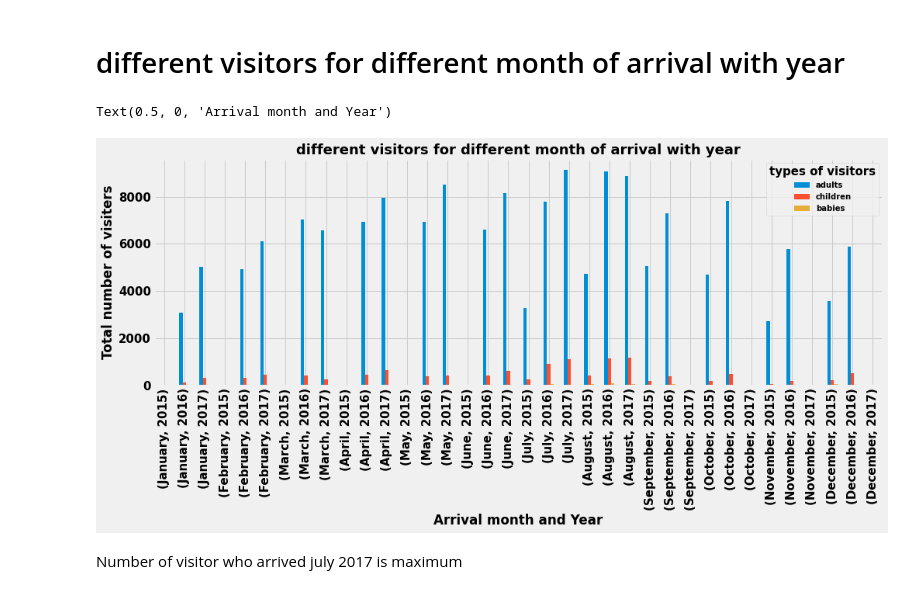
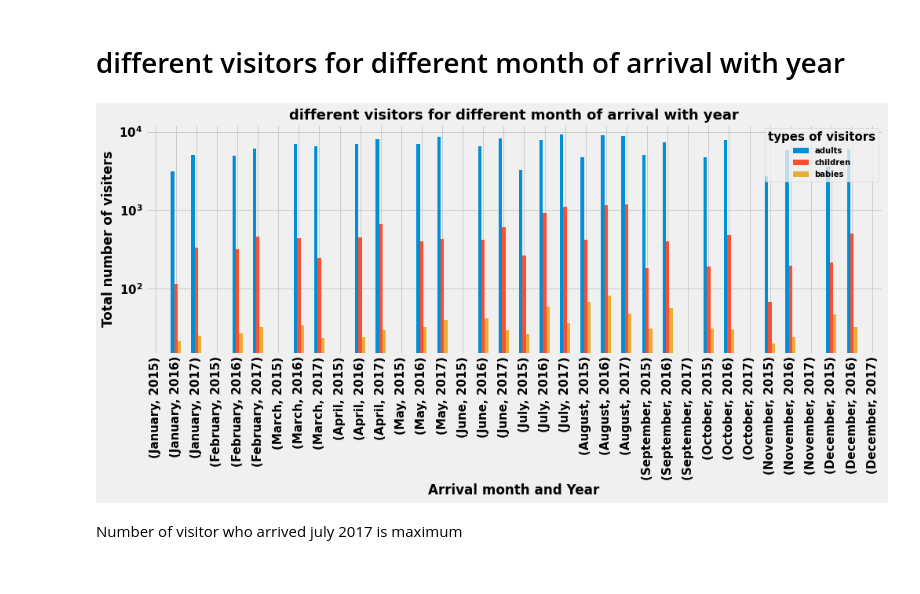
Before and after one commit to SUDHANSHU4497/hotel-booking-analysis, a Jupyter notebook: hotel_booking_analysis_by_sudhanshu.ipynb, the cells around one changed output. Cells and saved outputs as stored; diff of their text form; code cells hidden in the pictures.

```diff
--- a/hotel_booking_analysis_by_sudhanshu.ipynb
+++ b/hotel_booking_analysis_by_sudhanshu.ipynb
@@ -1125,21 +1127,20 @@ Categories (5, object): ['BB', 'FB', 'HB', 'SC', 'Undefined']
 # %%
 # plotting bar plot for different visitors for different month of arrival with year
 hba_df.groupby(['arrival_date_month','arrival_date_year'])['adults', 'children','babies'].sum().plot.bar(figsize=(15,5))
 
 # setting up title
 plt.title('different visitors for different month of arrival with year',fontsize=18)
 
 # setting legand
 plt.legend(bbox_to_anchor=(1, 1), loc='upper right',fontsize=10,title='types of visitors')
 
 # setting up x and y label
 plt.ylabel('Total number of visiters')
 plt.xlabel('Arrival month and Year')
 
-# plt.yscale("log")
+plt.yscale("log")
 # %% [output]
-Text(0.5, 0, 'Arrival month and Year')
-[figure, old version]
+[figure, new version]
 # %% [markdown]
 Number of visitor who arrived july 2017 is maximum
 # %% [markdown]
```
Also changed, not shown: parts of 9 cells of this notebook.
